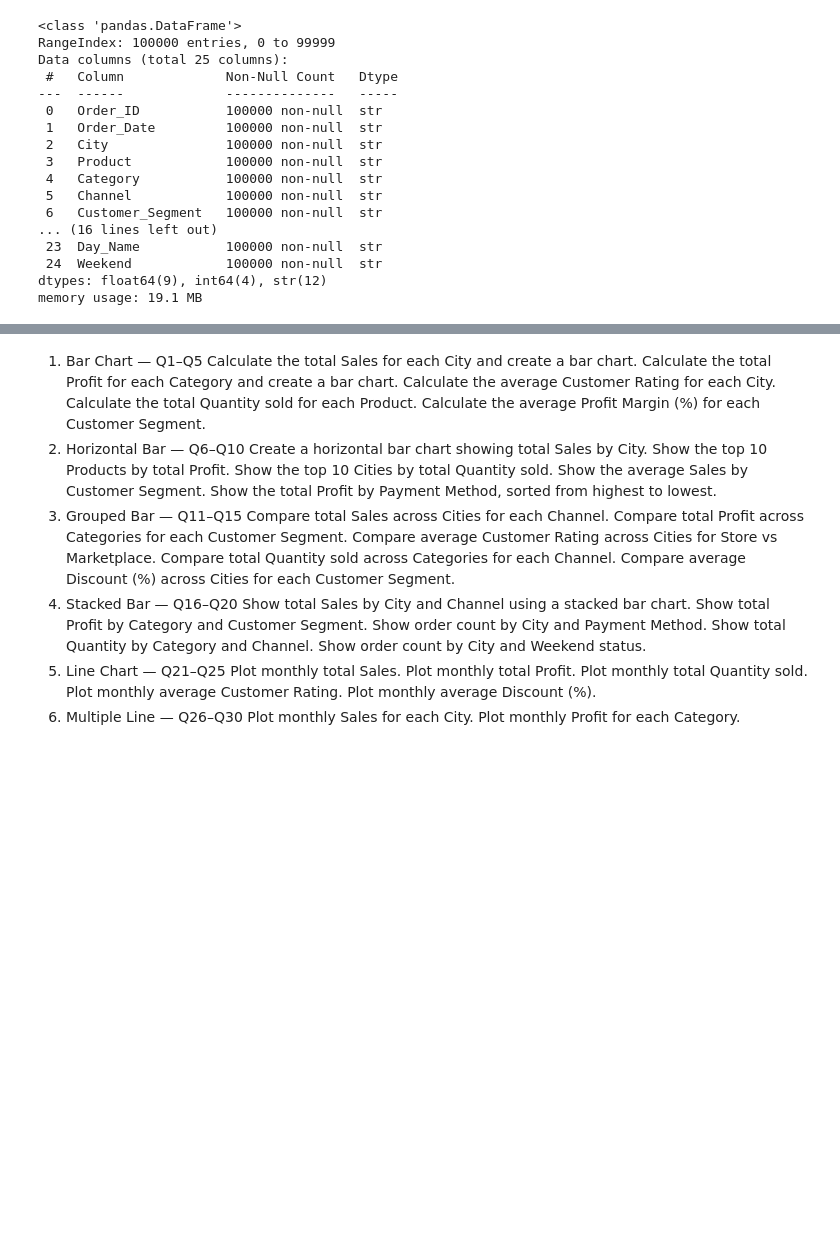
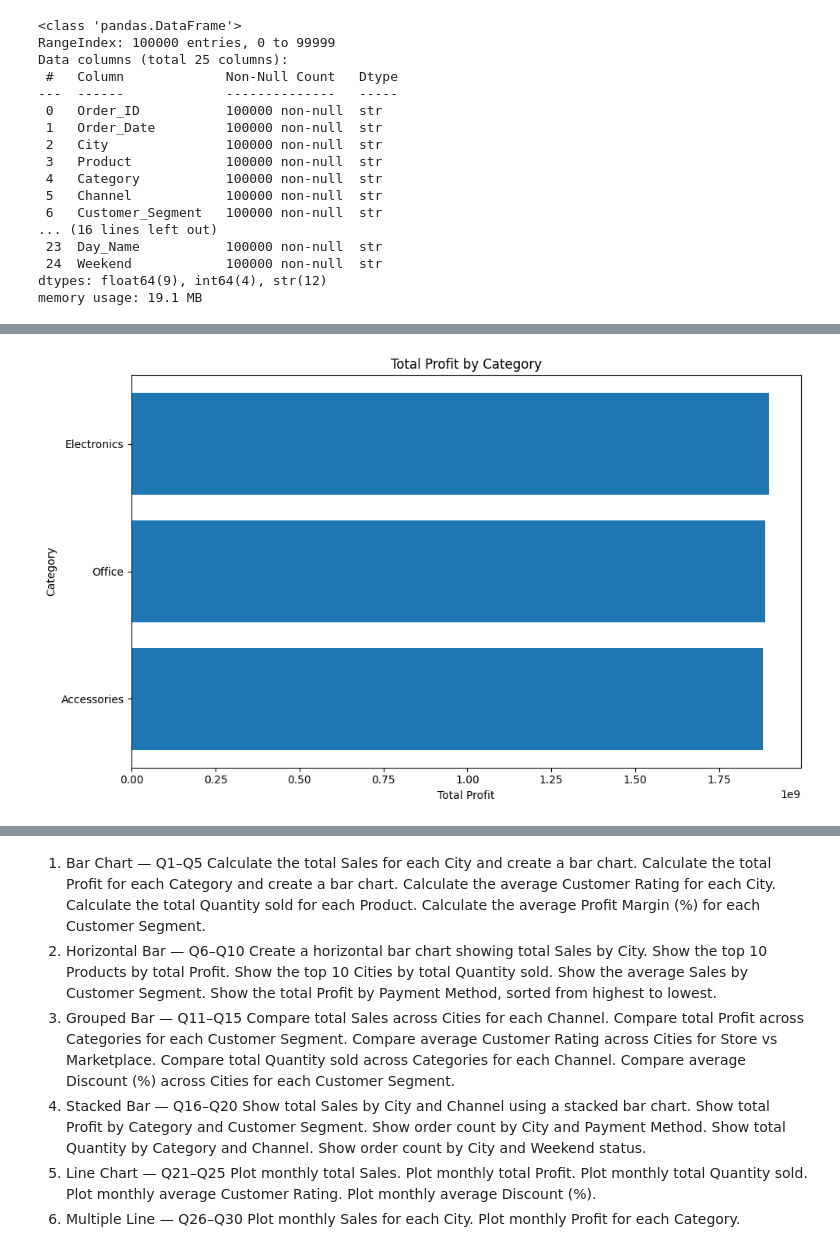
Before and after one commit to Suraj-kumar121K/Matplotlib, a Jupyter notebook: Practice/chart_practice.ipynb, the cells around one changed output, grey strips where cells are left out. Saved outputs shown, nothing was run; the diff lists cells and outputs as text; code cells hidden in the pictures; blank space fills up the shorter version.

```diff
--- a/Practice/chart_practice.ipynb
+++ b/Practice/chart_practice.ipynb
@@ -171,0 +192,22 @@ memory usage: 19.1 MB
+# %%
+category_profit = (
+    df.groupby("Category")["Profit"]
+      .sum()
+      .sort_values()
+)
+
+plt.figure(figsize=(10, 6))
+
+plt.barh(
+    category_profit.index,
+    category_profit.values
+)
+
+plt.title("Total Profit by Category")
+plt.xlabel("Total Profit")
+plt.ylabel("Category")
+
+plt.tight_layout()
+plt.show()
+# %% [output]
+[figure, added]
```
Also changed, not shown: parts of 24 cells of this notebook.
